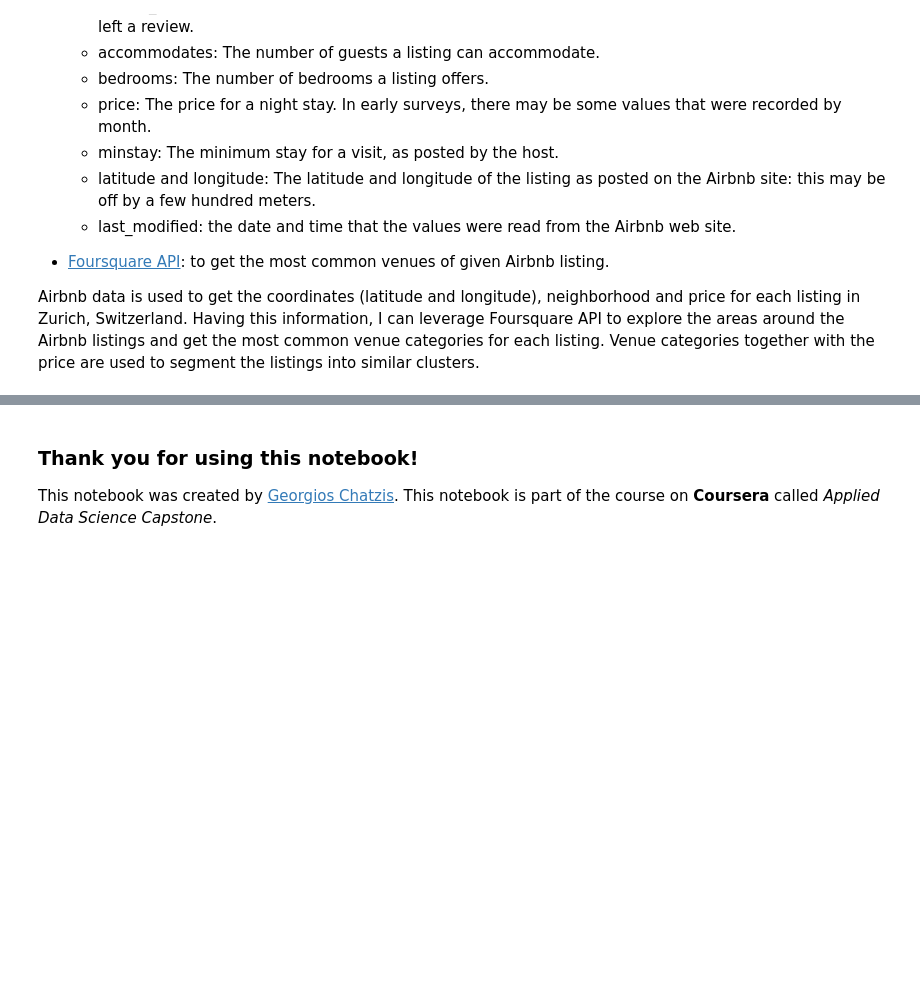
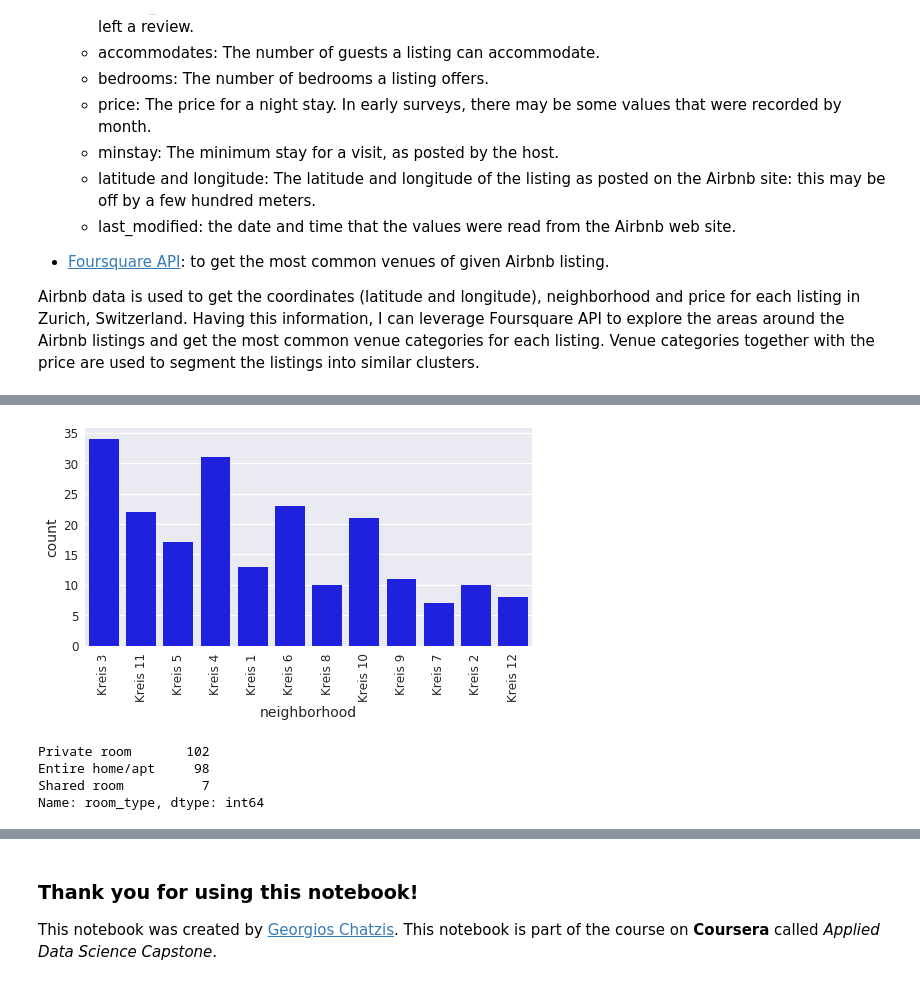
Before and after one commit to georchat/airbnb-listings-recommender, a Jupyter notebook: DP0701EN-Capstone-Project.ipynb, the cells around one changed output, grey strips where cells are left out. Drawn from its saved outputs; the diff is of its cells as text; code cells hidden in the pictures; blank space fills up the shorter version.

```diff
--- a/DP0701EN-Capstone-Project.ipynb
+++ b/DP0701EN-Capstone-Project.ipynb
@@ -40,0 +136,2 @@ Airbnb data is used to get the coordinates (latitude and longitude), neighborhoo
+# %%
+zurich_data = keep_latest(airbnb_data)
@@ -40,0 +170,3 @@ Airbnb data is used to get the coordinates (latitude and longitude), neighborhoo
+# %%
+zurich_data = zurich_data[zurich_data.last_modified.dt.year == 2016].reset_index(drop=True)
+zurich_data.head()
@@ -40,0 +202,3 @@ Airbnb data is used to get the coordinates (latitude and longitude), neighborhoo
+# %%
+features_to_drop=['name']
+zurich_data.drop(features_to_drop, axis=1, inplace=True)
@@ -40,0 +227,4 @@ Airbnb data is used to get the coordinates (latitude and longitude), neighborhoo
+# %%
+zurich_data.dropna(axis=0, inplace=True)
+zurich_data.reset_index(drop=True, inplace=True)
+zurich_data.info()
@@ -40,0 +274,15 @@ Airbnb data is used to get the coordinates (latitude and longitude), neighborhoo
+# %%
+plt.figure(figsize=(8, 4))
+sns.countplot(x="neighborhood", data=zurich_data, color='b')
+plt.xticks(rotation=90)
+plt.xlabel('neighborhood')
+plt.show()
+# %% [output]
+[figure, added]
+# %%
+zurich_data.room_type.value_counts()
+# %% [output]
+Private room       102
+Entire home/apt     98
+Shared room          7
+Name: room_type, dtype: int64
```
Also changed, not shown: parts of 112 cells of this notebook.
